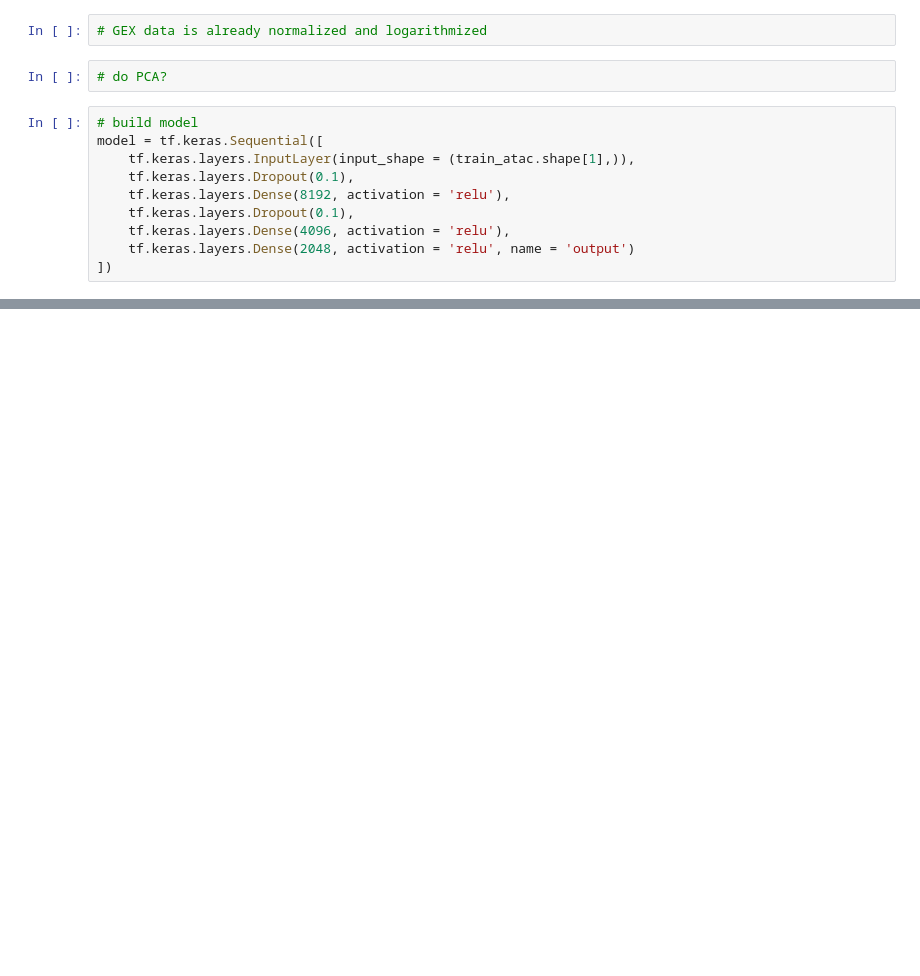
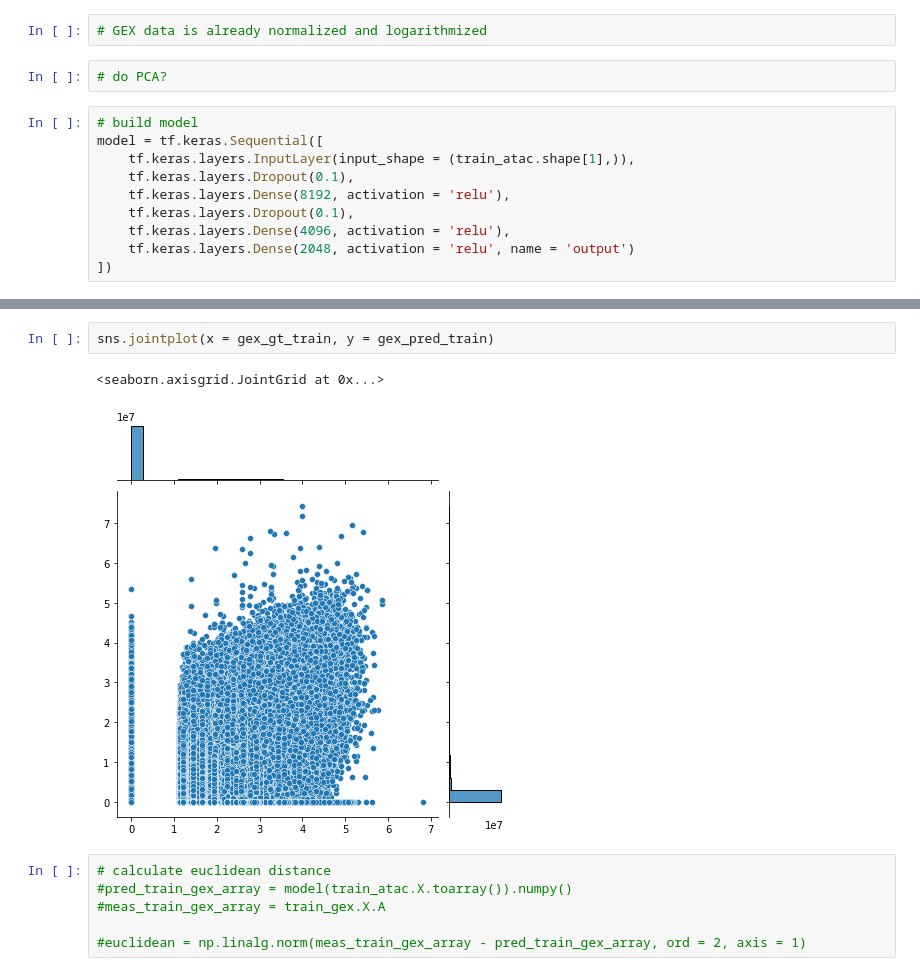
Before and after one commit to marie3003/Atac-RNA-seq-temporal-connection, a Jupyter notebook: machine_learning.ipynb, the cells around one changed output, grey strips where cells are left out. Drawn from its saved outputs; the diff is of its cells as text; blank space fills up the shorter version.

```diff
--- a/machine_learning.ipynb
+++ b/machine_learning.ipynb
@@ -140,0 +219,11 @@ Text(0.5, 1.0, 'Average gene expression over all cells per gene')
+# %%
+sns.jointplot(x = gex_gt_train, y = gex_pred_train)
+# %% [output]
+<seaborn.axisgrid.JointGrid at 0x...>
+[figure, added]
+# %%
+# calculate euclidean distance
+#pred_train_gex_array = model(train_atac.X.toarray()).numpy()
+#meas_train_gex_array = train_gex.X.A
+
+#euclidean = np.linalg.norm(meas_train_gex_array - pred_train_gex_array, ord = 2, axis = 1)
```
Also changed, not shown: parts of 25 cells of this notebook.
